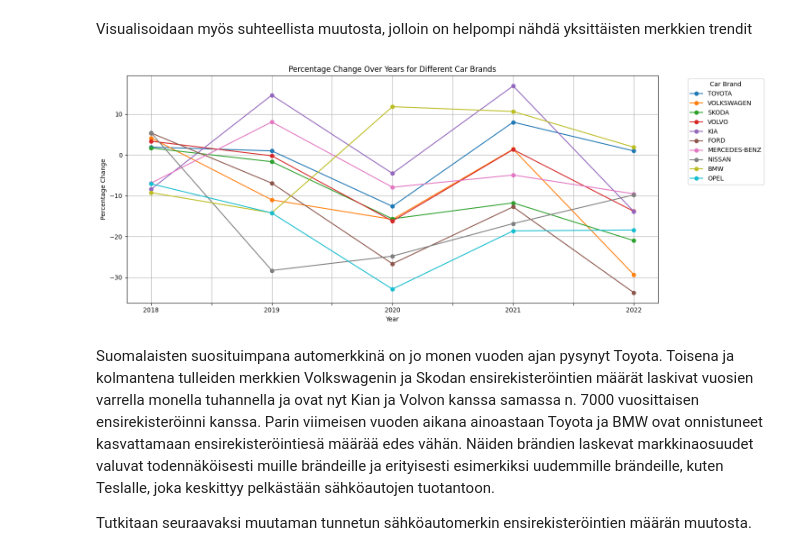
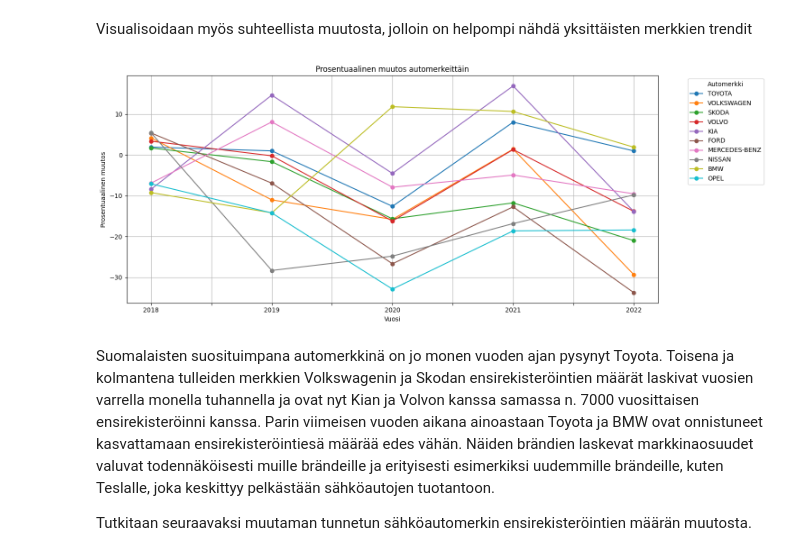
Before and after one commit to GouchinHub/TJTS4901, a Jupyter notebook: harjoitustyo.ipynb, the cells around one changed output. Saved outputs shown, nothing was run; the diff lists cells and outputs as text; code cells hidden in the pictures.

```diff
--- a/harjoitustyo.ipynb
+++ b/harjoitustyo.ipynb
@@ -104,29 +105,25 @@ Visualisoidaan myös suhteellista muutosta, jolloin on helpompi nähdä yksittä
 # %%
 df = kk.ensirekisteroinnit_vuosittain(2017, 2022, 'merkki')
 df['Total'] = df[df.columns[1:]].sum(axis=1)
 df_sorted = df.sort_values(by='Total', ascending=False).head(10)
 merkit = df_sorted["merkki"].values
 df_pc_changes = df_sorted.drop(columns=["merkki", "Total"]).transpose().pct_change() * 100
 df_pc_changes = df_pc_changes.transpose()
 df_pc_changes["merkki"]= merkit
-# Set the 'merkki' column as the index (assuming it represents the categories)
 df_pc_changes.set_index('merkki', inplace=True)
-
-# Transpose the DataFrame for easier plotting
 df_transposed = df_pc_changes.transpose()
 
-# Plot the data
 plt.figure(figsize=(15, 6))
 df_transposed.plot(marker='o', linestyle='-', ax=plt.gca())
-plt.title('Percentage Change Over Years for Different Car Brands')
-plt.xlabel('Year')
-plt.ylabel('Percentage Change')
-plt.legend(title='Car Brand', bbox_to_anchor=(1.05, 1), loc='upper left')
+plt.title('Prosentuaalinen muutos automerkeittäin')
+plt.xlabel('Vuosi')
+plt.ylabel('Prosentuaalinen muutos')
+plt.legend(title='Automerkki', bbox_to_anchor=(1.05, 1), loc='upper left')
 plt.grid(True)
 plt.tight_layout()
 plt.show()
 # %% [output]
-[figure, old version]
+[figure, new version]
 # %% [markdown]
 Suomalaisten suosituimpana automerkkinä on jo monen vuoden ajan pysynyt Toyota. Toisena ja kolmantena tulleiden merkkien Volkswagenin ja Skodan ensirekisteröintien määrät laskivat vuosien varrella monella tuhannella ja ovat nyt Kian ja Volvon kanssa samassa n. 7000 vuosittaisen ensirekisteröinni kanssa. Parin viimeisen vuoden aikana ainoastaan Toyota ja BMW ovat onnistuneet kasvattamaan ensirekisteröintiesä määrää edes vähän. Näiden brändien laskevat markkinaosuudet valuvat todennäköisesti muille brändeille ja erityisesti esimerkiksi uudemmille brändeille, kuten Teslalle, joka keskittyy pelkästään sähköautojen tuotantoon.
 
```
Also changed, not shown: parts of 15 cells of this notebook, 1 other file.
